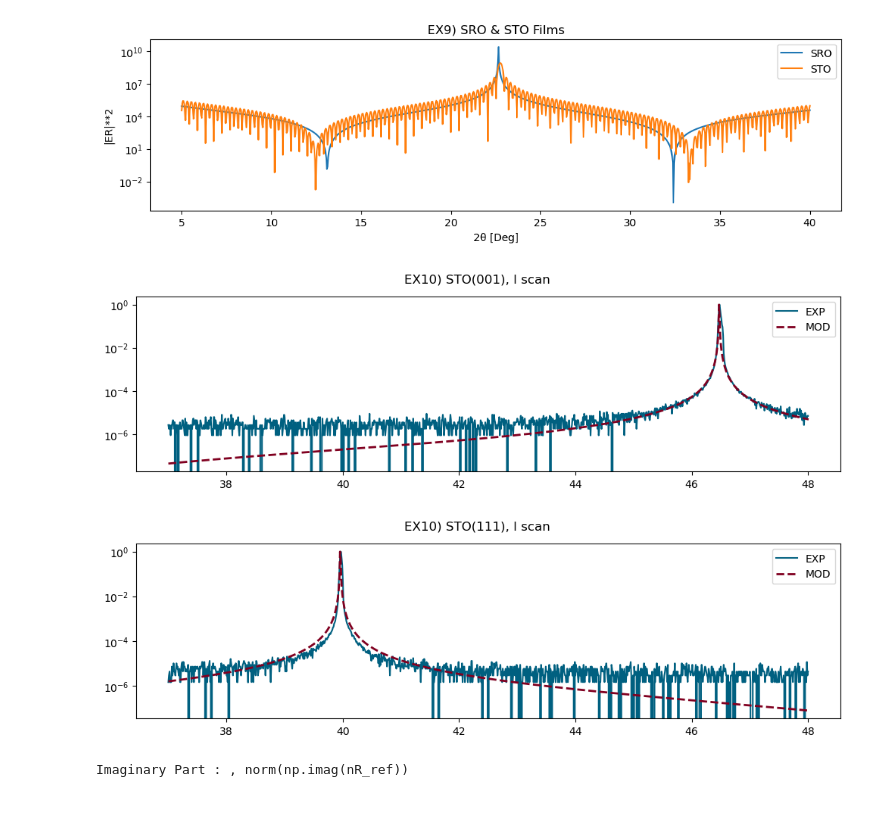
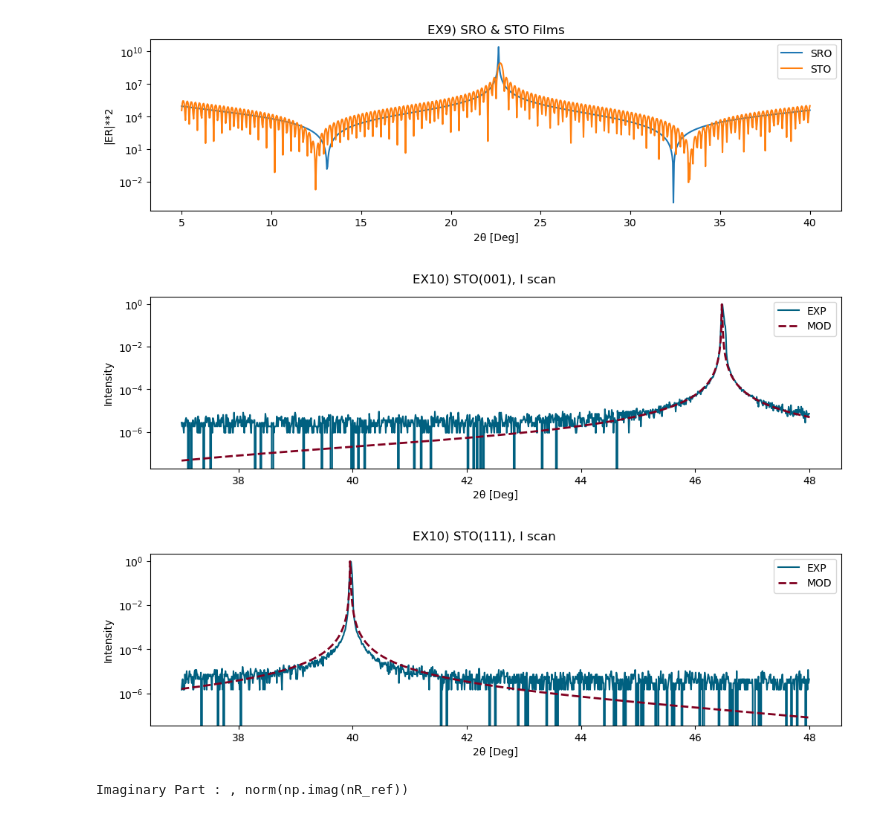
Before and after one commit to SeongSihun/XRD-Analysis, a Jupyter notebook: CTR_Analysis_ver3.ipynb, the cells around one changed output. Saved outputs shown, nothing was run; the diff lists cells and outputs as text; code cells hidden in the pictures.

Commit message:
Fix xlabel

```diff
--- a/CTR_Analysis_ver3.ipynb
+++ b/CTR_Analysis_ver3.ipynb
@@ -2873,35 +2873,39 @@ def EX10_EXP():
     # plt.subplot(1,2,1)
     expTT = np.arange(37, 48.01, 0.01)
     expII = list(map(float, RAWDATA001.split()))
     plt.semilogy(expTT, expII/np.max(expII), label='EXP', color='#006080')
     #
     # plt.subplot(1,2,2)
     XRD = Detector(CuKa1, film=Film(sto,(1,1,inf)))
     XRD.align(sto(0,0,1))
     XRD.degreeChange(37, 48.01, 1101)
     ER  = XRD.ER()
     plt.semilogy(XRD.DEGREE, np.abs(ER)**2/np.max(np.abs(ER)**2), linestyle='dashed', linewidth=2, color='#800020', label='MOD')
     plt.legend()
+    plt.xlabel('2θ [Deg]')
+    plt.ylabel('Intensity')
 # EX10_EXP()
 # def EX10_EXP():
     plt.figure(figsize=(12,3))
     plt.suptitle("EX10) STO(111), l scan")
     # plt.subplot(1,2,1)
     expTT = np.arange(37, 48.01, 0.01)
     expII = list(map(float, RAWDATA111.split()))
     plt.semilogy(expTT, expII/np.max(expII), label='EXP', color='#006080')
     #
     # plt.subplot(1,2,2)
     XRD = Detector(CuKa1, film=Film(sto,(1,1,inf)))
     XRD.align(sto(1,1,1))
     XRD.degreeChange(37, 48.01, 1101)
     ER  = XRD.ER()
     plt.semilogy(XRD.DEGREE, np.abs(ER)**2/np.max(np.abs(ER)**2), linestyle='dashed', linewidth=2, color='#800020', label='MOD')
     plt.legend()
+    plt.xlabel('2θ [Deg]')
+    plt.ylabel('Intensity')
 EX10_EXP()
 # %% [output]
-[figure, old version]
+[figure, new version]
-[figure, old version]
+[figure, new version]
 # %%
 # AFF to n(r)
 def EX11_Density():
```
